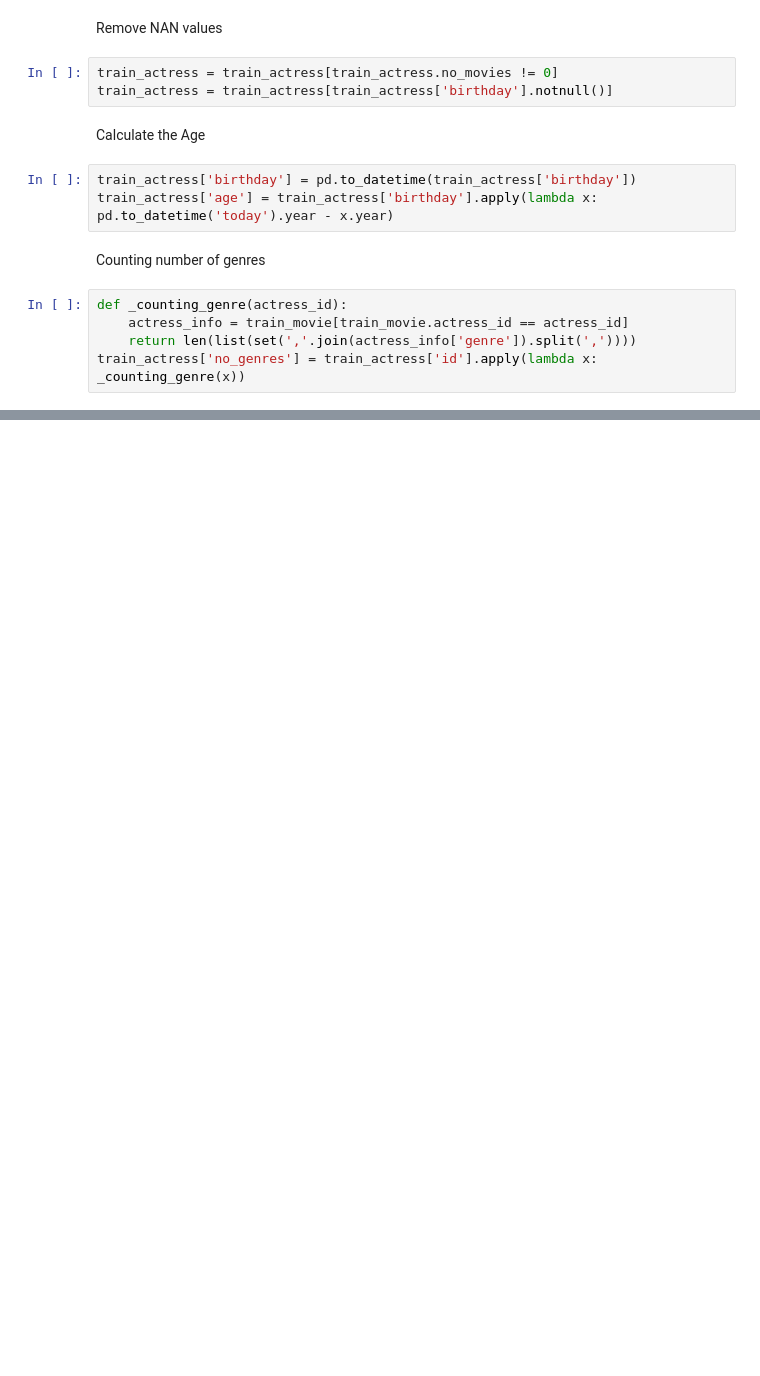
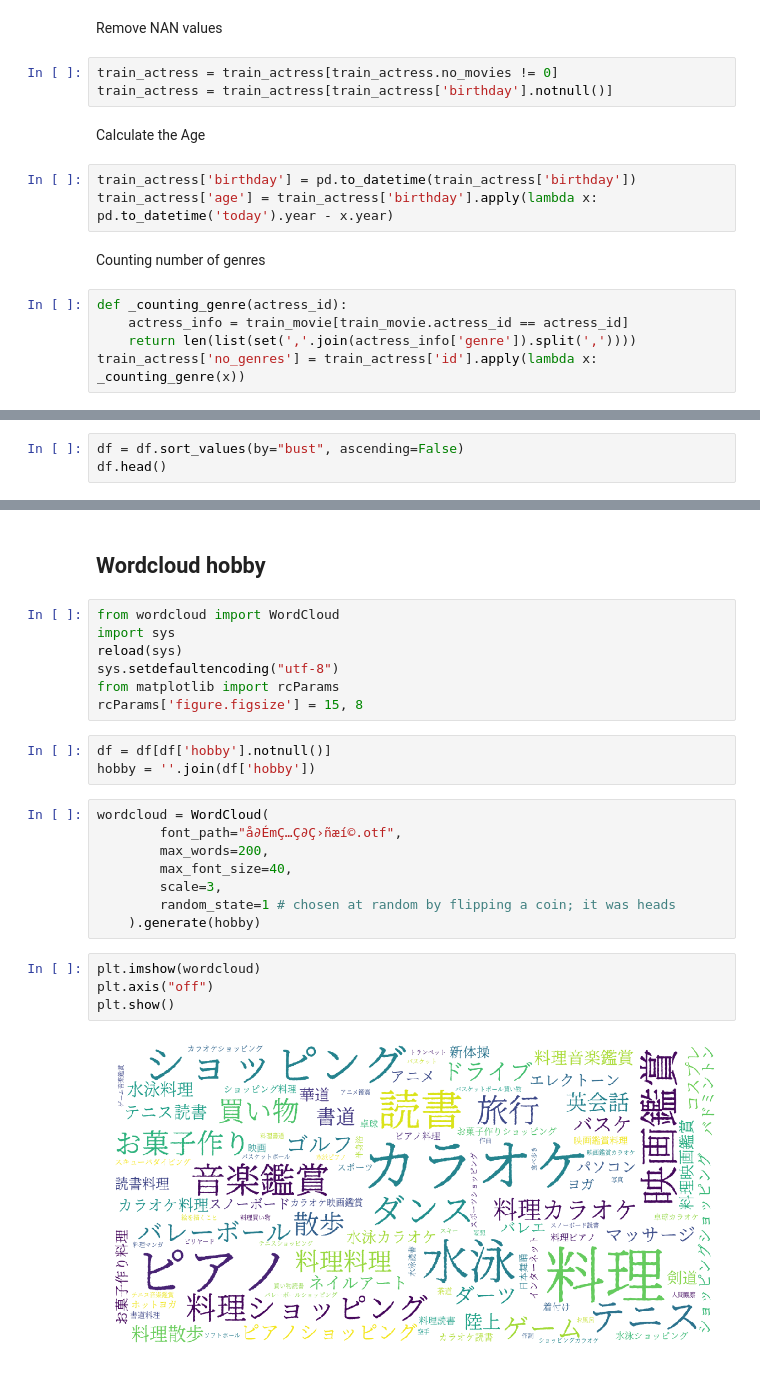
Before and after one commit to canhtran/jav_idol_analysis, a Jupyter notebook: eda_jav_idol.ipynb, the cells around one changed output, grey strips where cells are left out. Cells and saved outputs as stored; diff of their text form; blank space fills up the shorter version.

```diff
--- a/eda_jav_idol.ipynb
+++ b/eda_jav_idol.ipynb
@@ -149,0 +96,3 @@ train_actress.info()
+# %%
+df = df.sort_values(by="bust", ascending=False)
+df.head()
@@ -149,0 +120,26 @@ train_actress.info()
+# %% [markdown]
+## Wordcloud hobby
+# %%
+from wordcloud import WordCloud
+import sys
+reload(sys)
+sys.setdefaultencoding("utf-8")
+from matplotlib import rcParams
+rcParams['figure.figsize'] = 15, 8
+# %%
+df = df[df['hobby'].notnull()]
+hobby = ''.join(df['hobby'])
+# %%
+wordcloud = WordCloud(
+        font_path="å∂ÉmÇ…Ç∂Ç›ñæí©.otf",
+        max_words=200,
+        max_font_size=40,
+        scale=3,
+        random_state=1 # chosen at random by flipping a coin; it was heads
+    ).generate(hobby)
+# %%
+plt.imshow(wordcloud)
+plt.axis("off")
+plt.show()
+# %% [output]
+[figure, added]
```
Also changed, not shown: parts of 49 cells of this notebook.
